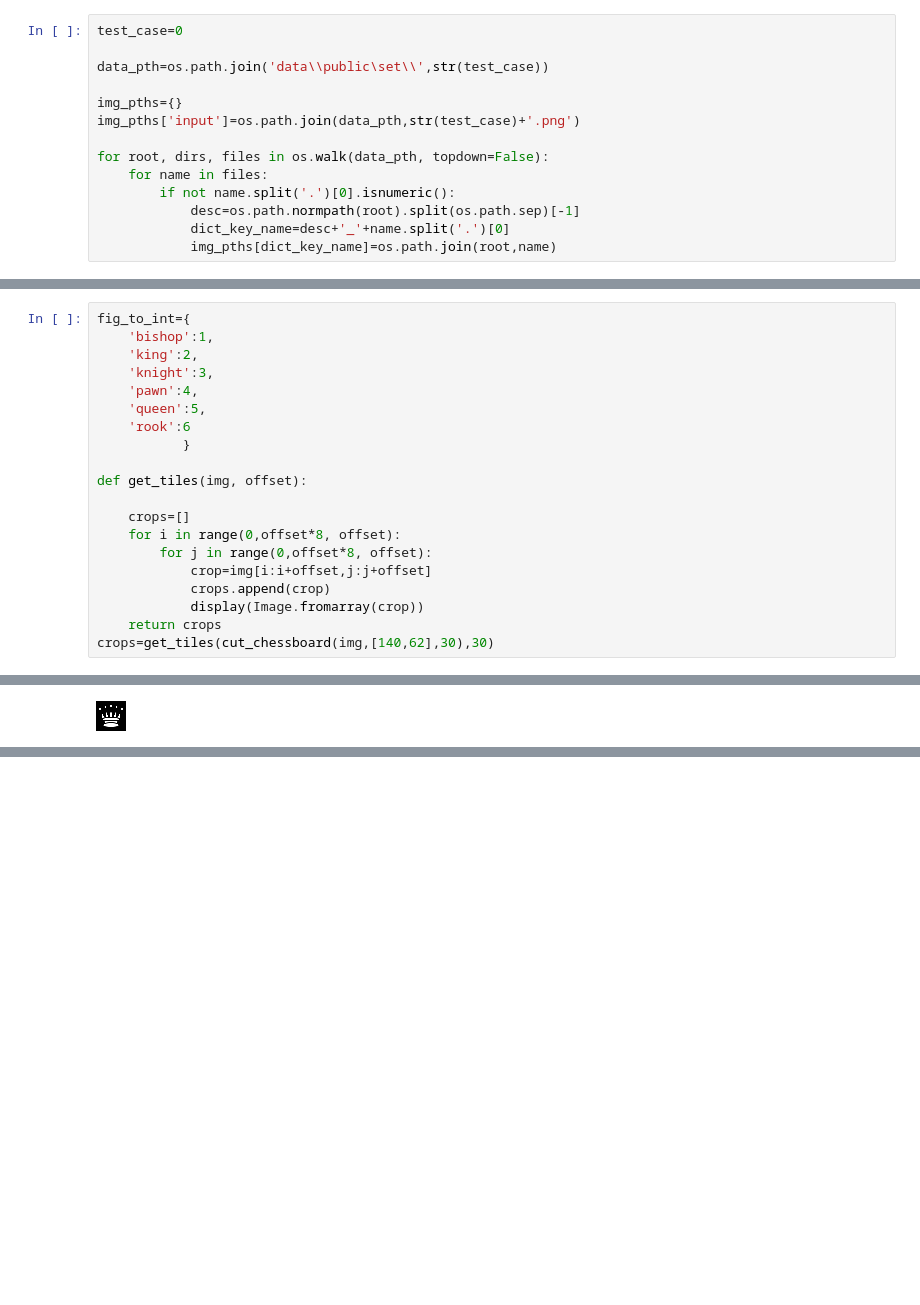
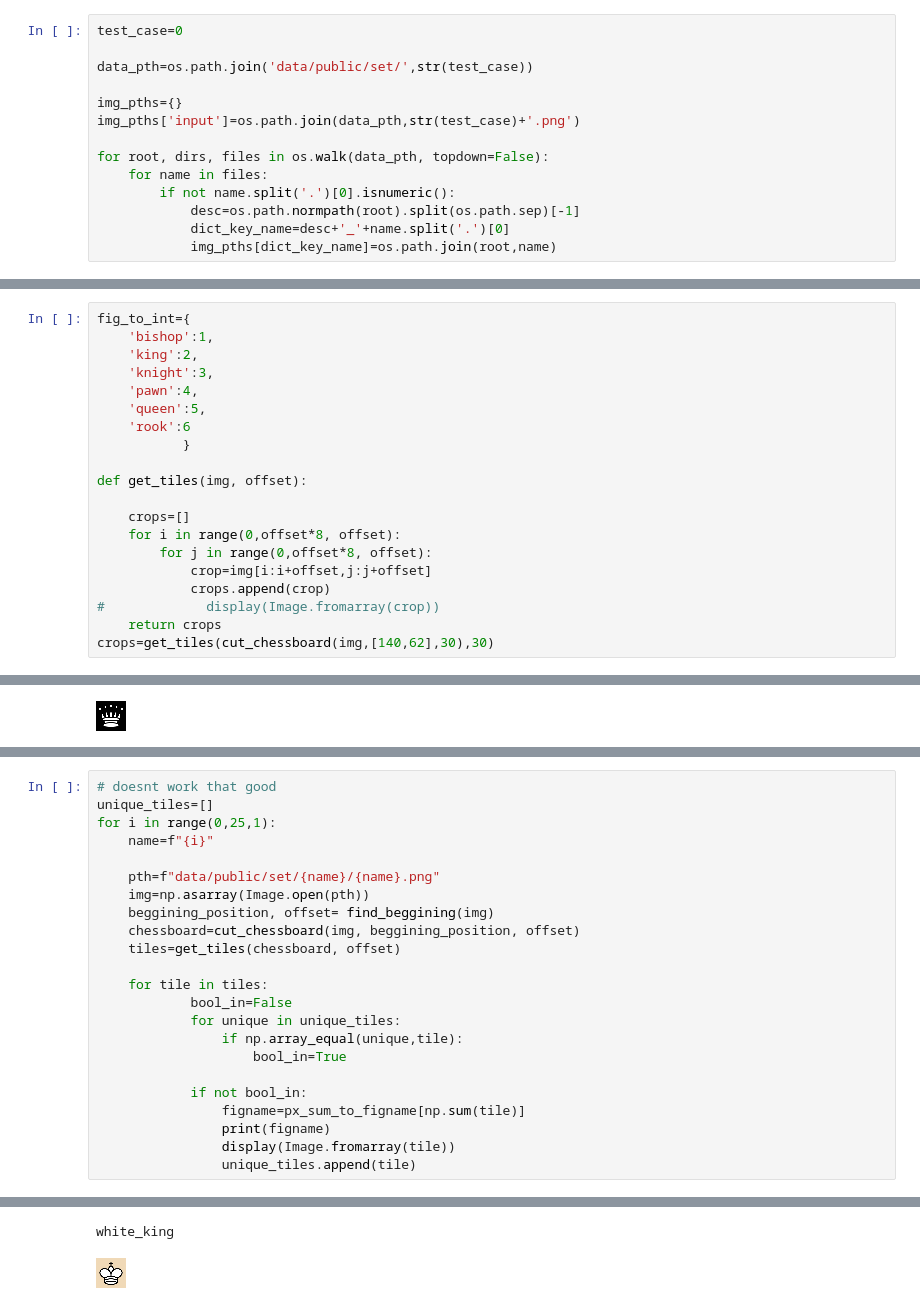
Before and after one commit to bkoch4142/petnica-ml7, a Jupyter notebook: checkmate/Untitled.ipynb, the cells around one changed output, grey strips where cells are left out. Cells and saved outputs as stored; diff of their text form; blank space fills up the shorter version.

```diff
--- a/checkmate/Untitled.ipynb
+++ b/checkmate/Untitled.ipynb
@@ -47,7 +47,7 @@ nothing_px_val=[0,0,0]
 # %%
 test_case=0
 
-data_pth=os.path.join('data\\public\set\\',str(test_case))
+data_pth=os.path.join('data/public/set/',str(test_case))
 
 img_pths={}
 img_pths['input']=os.path.join(data_pth,str(test_case)+'.png')
@@ -154,6 +154,6 @@ def get_tiles(img, offset):
         for j in range(0,offset*8, offset):
             crop=img[i:i+offset,j:j+offset]
             crops.append(crop)
-            display(Image.fromarray(crop))
+#             display(Image.fromarray(crop))
     return crops
 crops=get_tiles(cut_chessboard(img,[140,62],30),30)
@@ -208,0 +248,24 @@ display(Image.fromarray(white_queen_on_black_no_background))
+# %%
+# doesnt work that good
+unique_tiles=[]
+for i in range(0,25,1):
+    name=f"{i}"
+
+    pth=f"data/public/set/{name}/{name}.png"
+    img=np.asarray(Image.open(pth))
+    beggining_position, offset= find_beggining(img)
+    chessboard=cut_chessboard(img, beggining_position, offset)
+    tiles=get_tiles(chessboard, offset)
+
+    for tile in tiles:
+            bool_in=False
+            for unique in unique_tiles:
+                if np.array_equal(unique,tile):
+                    bool_in=True
+
+            if not bool_in:
+                figname=px_sum_to_figname[np.sum(tile)]
+                print(figname)
+                display(Image.fromarray(tile))
+                unique_tiles.append(tile)
+# %% [output]
@@ -208,0 +280,2 @@ display(Image.fromarray(white_queen_on_black_no_background))
+white_king
+[figure, added]
```
Also changed, not shown: parts of 25 cells of this notebook.
